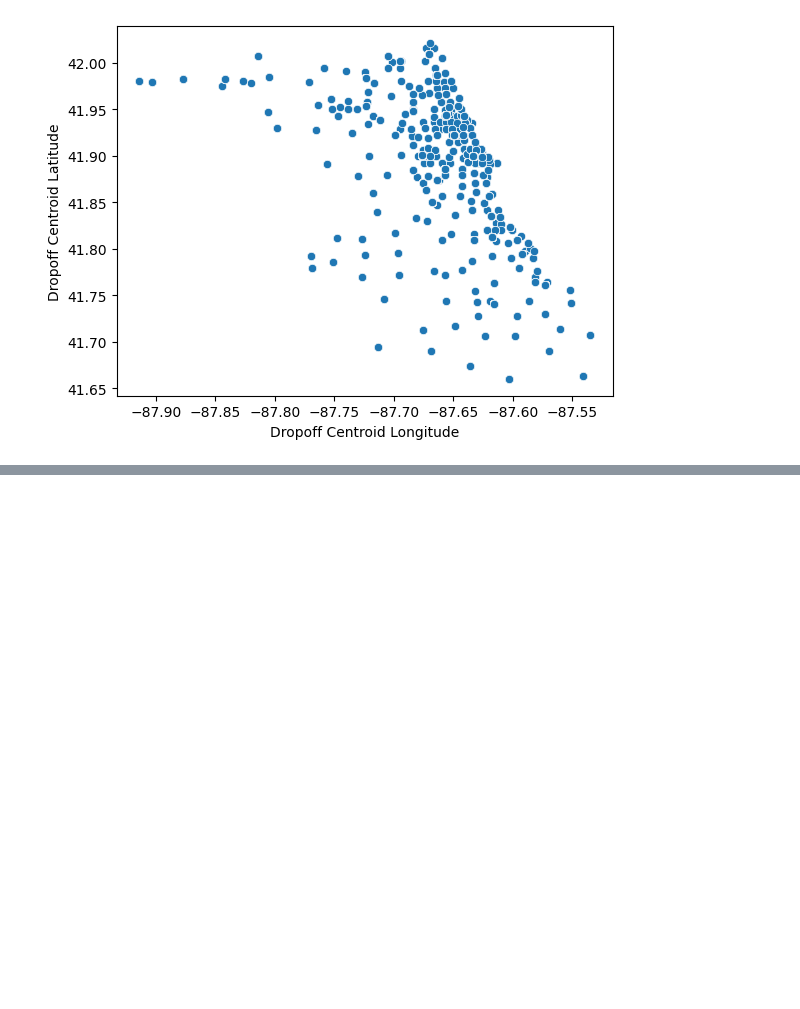
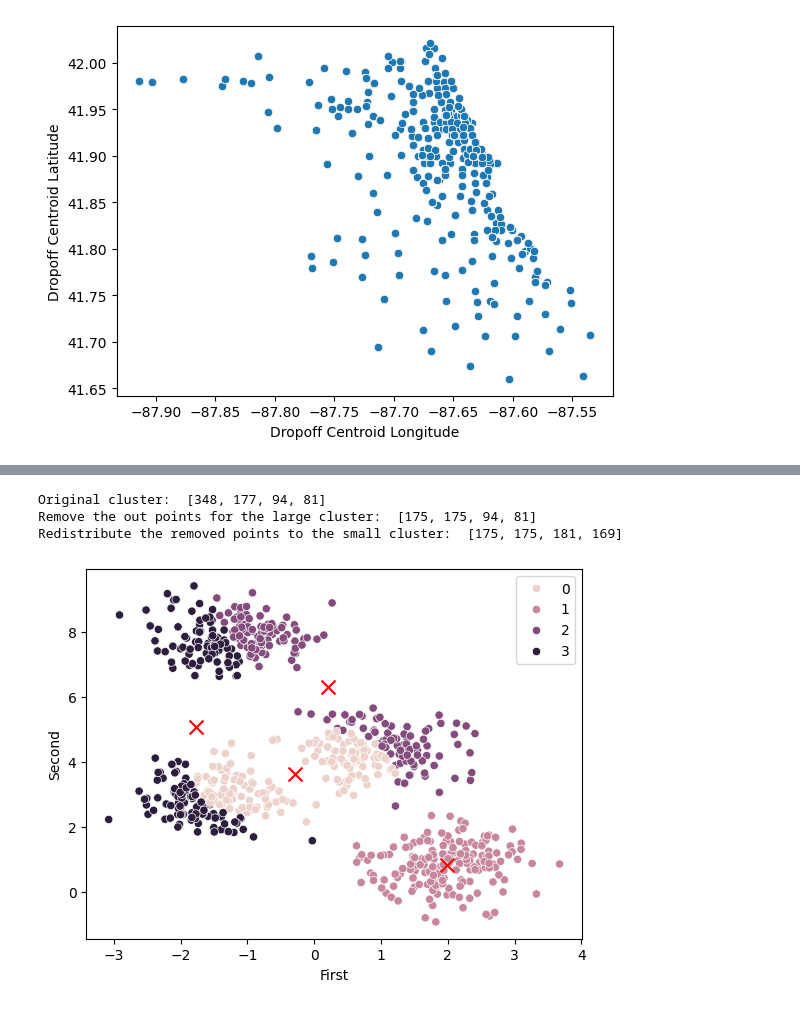
Before and after one commit to USFCA-CS663-Spring2024/kmeans-jcai28, a Jupyter notebook: Assignment 2 - Clustering.ipynb, the cells around one changed output, grey strips where cells are left out. Saved outputs shown, nothing was run; the diff lists cells and outputs as text; code cells hidden in the pictures; blank space fills up the shorter version.

```diff
--- a/Assignment 2 - Clustering.ipynb
+++ b/Assignment 2 - Clustering.ipynb
@@ -364,0 +454,8 @@ Calinski-Harabasz Index (Variance Ratio Criterion): The Calinski-Harabasz index
+# %%
+# test
+from sklearn.datasets import make_blobs
+import pandas as pd
+X, cluster_assignments = make_blobs(n_samples=700, centers=4, cluster_std=0.60, random_state=0)
+df = pd.DataFrame(X)
+df.columns = ['First', 'Second']
+df
@@ -364,0 +483,19 @@ Calinski-Harabasz Index (Variance Ratio Criterion): The Calinski-Harabasz index
+# %%
+import seaborn as sns
+import matplotlib.pyplot as plt
+from cluster import cluster
+
+my_kmeans = cluster(4,1000)
+my_cluster_hypotheses, centroids = my_kmeans.fit(X, True)
+
+sns.scatterplot(data=df, x=df.iloc[:,0], y=df.iloc[:,1], hue=my_cluster_hypotheses)
+
+# Plot the centroids
+plt.scatter([centroid[0] for centroid in centroids], [centroid[1] for centroid in centroids], marker='x', color='red', s=100)
+
+plt.show()
+# %% [output]
+Original cluster:  [348, 177, 94, 81]
+Remove the out points for the large cluster:  [175, 175, 94, 81]
+Redistribute the removed points to the small cluster:  [175, 175, 181, 169]
+[figure, added]
```
Also changed, not shown: parts of 35 cells of this notebook, 1 other file.
